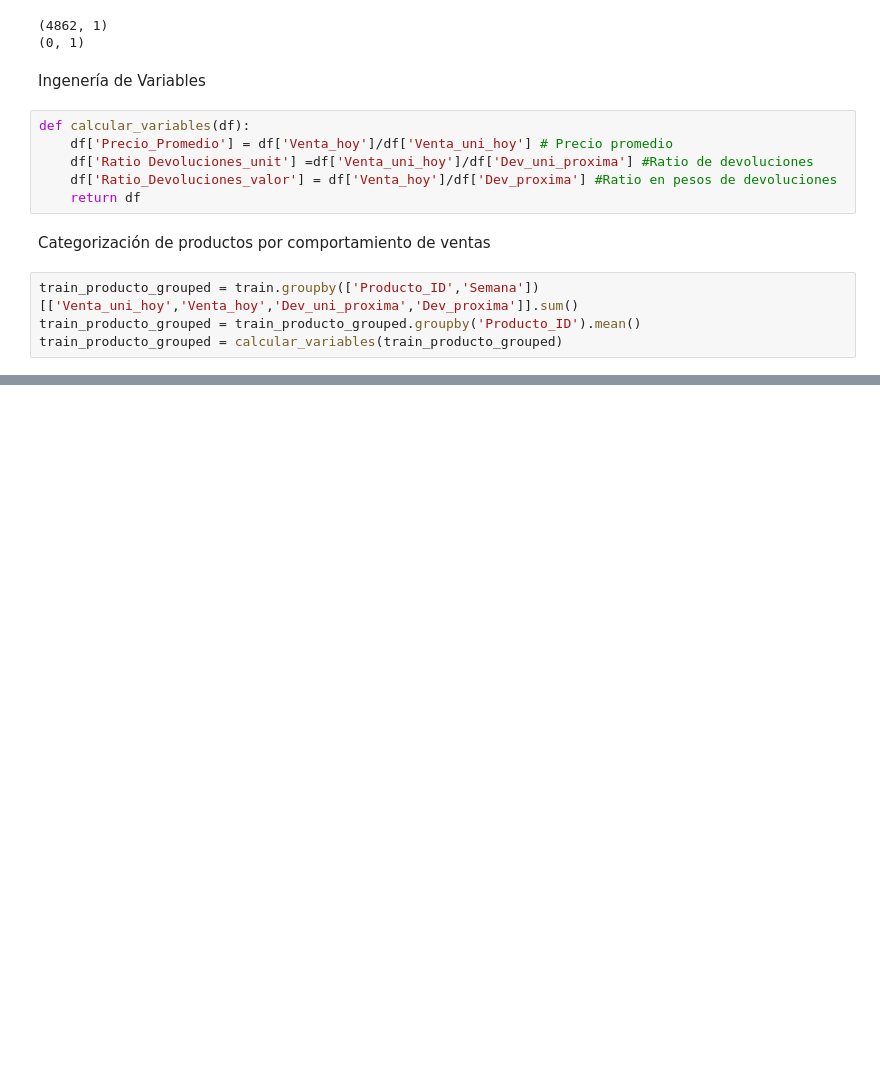
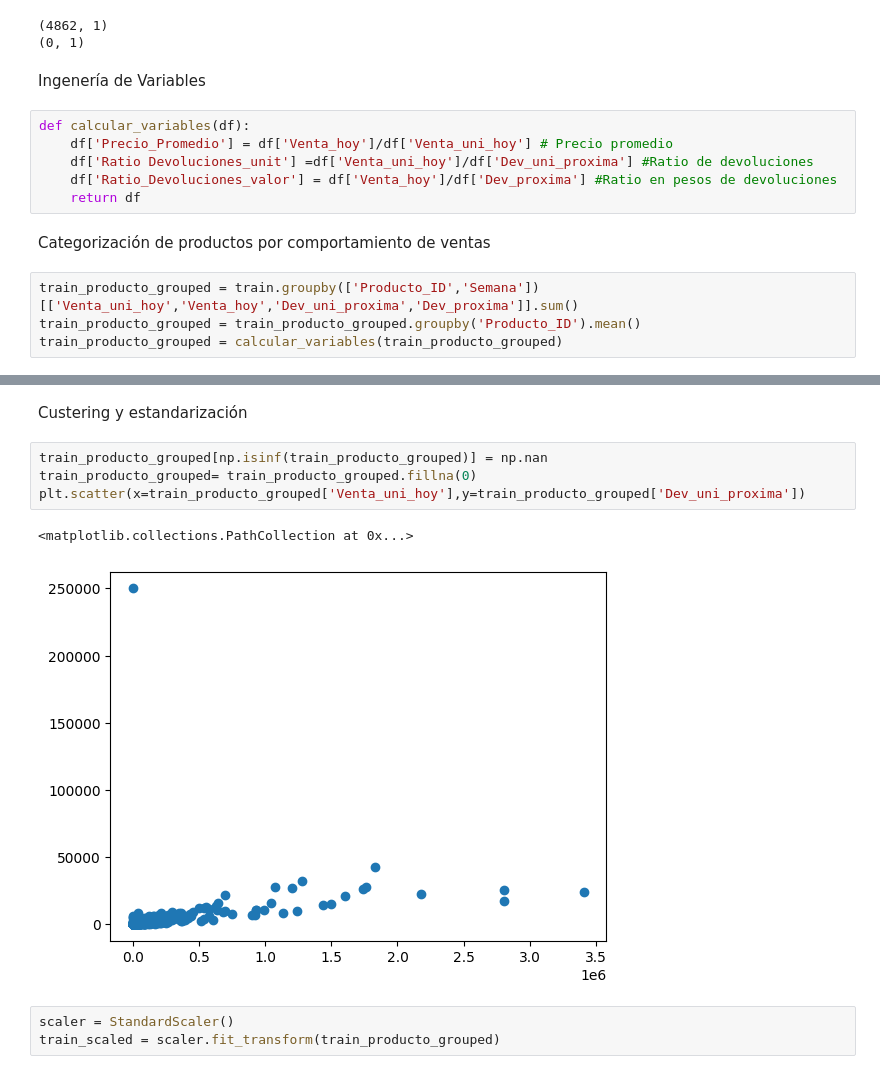
Before and after one commit to christiansakerb/Bimbo_Demanda-Inventario, a Jupyter notebook: Caso_inventario.ipynb, the cells around one changed output, grey strips where cells are left out. Cells and saved outputs as stored; diff of their text form; blank space fills up the shorter version.

```diff
--- a/Caso_inventario.ipynb
+++ b/Caso_inventario.ipynb
@@ -207,0 +191,12 @@ train_producto_grouped
+# %% [markdown]
+Custering y estandarización
+# %%
+train_producto_grouped[np.isinf(train_producto_grouped)] = np.nan
+train_producto_grouped= train_producto_grouped.fillna(0)
+plt.scatter(x=train_producto_grouped['Venta_uni_hoy'],y=train_producto_grouped['Dev_uni_proxima'])
+# %% [output]
+<matplotlib.collections.PathCollection at 0x...>
+[figure, added]
+# %%
+scaler = StandardScaler()
+train_scaled = scaler.fit_transform(train_producto_grouped)
```
Also changed, not shown: parts of 6 cells of this notebook.
